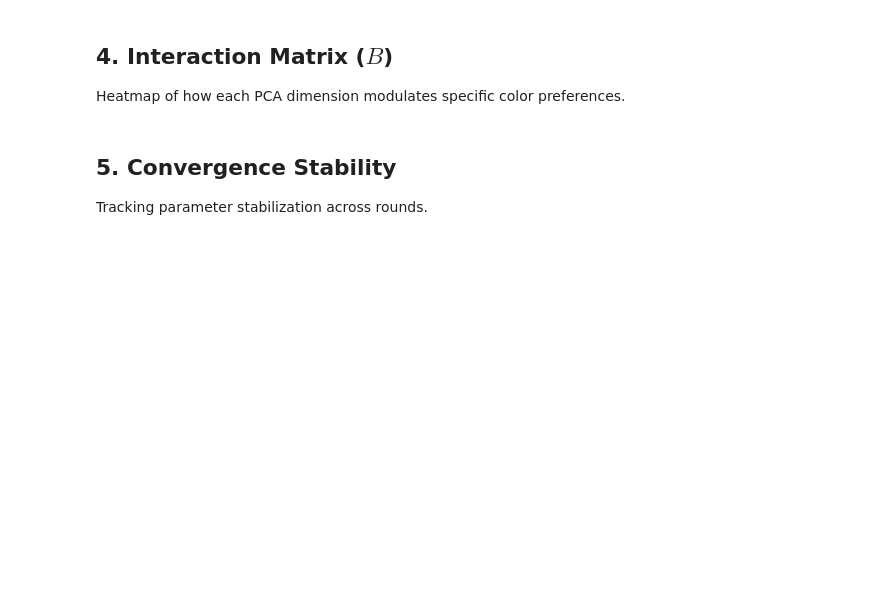
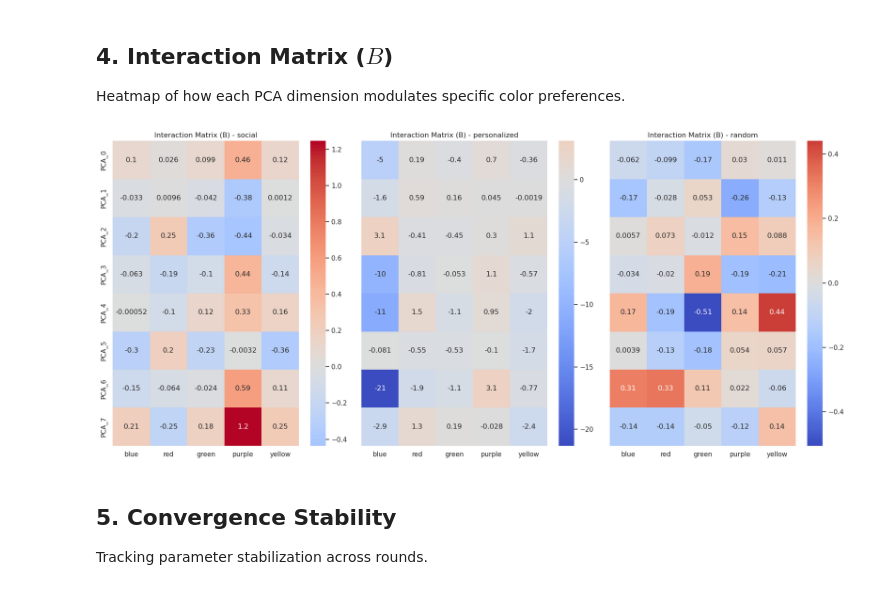
Before and after one commit to lotanamit5/grum4llm, a Jupyter notebook: notebooks/llm_colors.ipynb, the cells around one changed output. Saved outputs shown, nothing was run; the diff lists cells and outputs as text; code cells hidden in the pictures; blank space fills up the shorter version.

```diff
--- a/notebooks/llm_colors.ipynb
+++ b/notebooks/llm_colors.ipynb
@@ -119,21 +132,24 @@ if results and "grum" in results[0]["history"]["1"]:
 ## 4. Interaction Matrix ($B$)
 Heatmap of how each PCA dimension modulates specific color preferences.
 # %%
-all_B = []
-for r in results:
-    history = r["history"]
-    ls = str(sorted(map(int, history.keys()))[-1])
-    ent = history[ls]
-    B = np.array(ent["grum"]["interaction"] if "grum" in ent else ent["interaction"])
-    all_B.append(B)
+if results_by_criterion:
+    num_crit = len(results_by_criterion)
+    fig, axes = plt.subplots(1, num_crit, figsize=(6 * num_crit, 8), sharey=True)
+    if num_crit == 1: axes = [axes]
 
-if all_B:
-    mean_B = np.mean(all_B, axis=0)
-    plt.figure(figsize=(12, 8))
-    sns.heatmap(mean_B, annot=True, cmap="coolwarm", center=0,
-                xticklabels=color_names, yticklabels=[f"PCA_{i}" for i in range(mean_B.shape[0])])
-    plt.title("Mean Interaction Matrix (B)")
+    for i, (crit, res) in enumerate(results_by_criterion.items()):
+        history = res["history"]
+        ls = str(sorted(map(int, history.keys()))[-1])
+        B = np.array(history[ls]["grum"]["interaction"])
+
+        sns.heatmap(B, annot=True, cmap="coolwarm", center=0, ax=axes[i],
+                    xticklabels=color_names, yticklabels=[f"PCA_{j}" for j in range(B.shape[0])])
+        axes[i].set_title(f"Interaction Matrix (B) - {crit}")
+
+    plt.tight_layout()
     plt.show()
+# %% [output]
+[figure, added]
 # %% [markdown]
 ## 5. Convergence Stability
 Tracking parameter stabilization across rounds.
```
Also changed, not shown: parts of 7 cells of this notebook, 8 other files.
